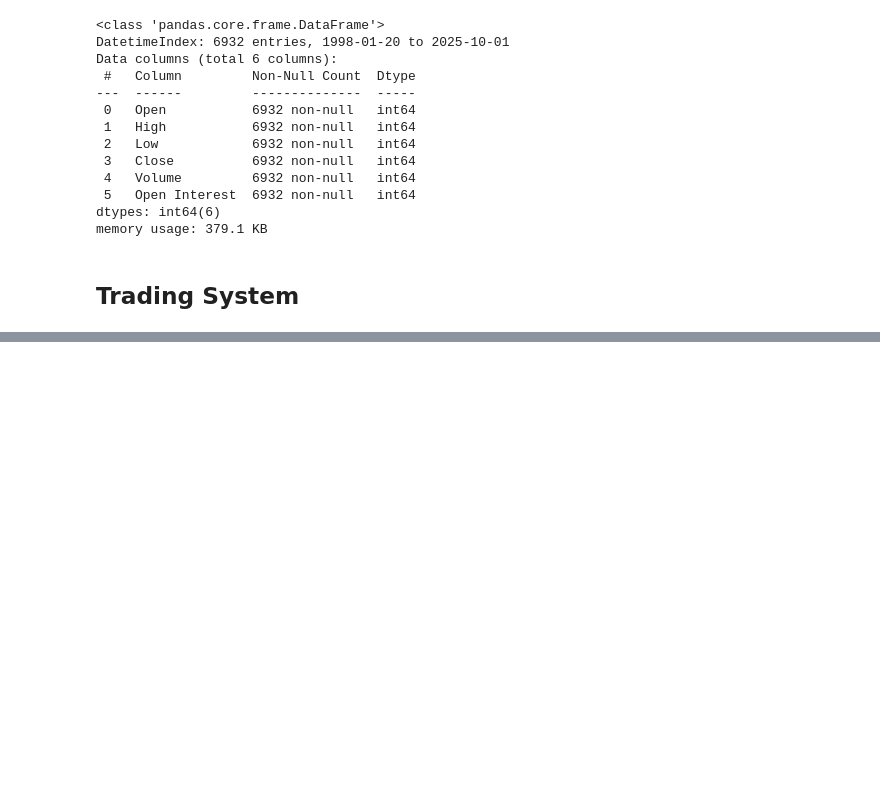
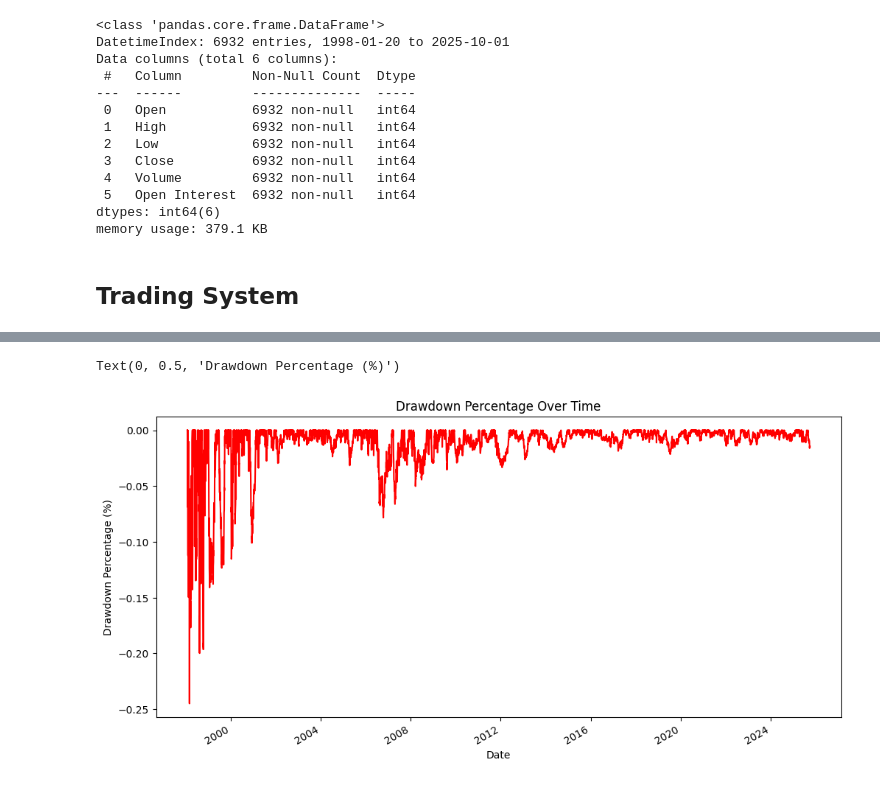
Before and after one commit to mgmytrasiewicz/trading-strategy-simulator, a Jupyter notebook: fw20.ipynb, the cells around one changed output, grey strips where cells are left out. Saved outputs shown, nothing was run; the diff lists cells and outputs as text; code cells hidden in the pictures; blank space fills up the shorter version.

```diff
--- a/fw20.ipynb
+++ b/fw20.ipynb
@@ -252,0 +272,6 @@ Text(0, 0.5, 'Cumulative PnL')
+# %%
+df['Drawdown_Pct'].plot(title='Drawdown Percentage Over Time', figsize=(12, 6), color='red')
+plt.ylabel('Drawdown Percentage (%)')
+# %% [output]
+Text(0, 0.5, 'Drawdown Percentage (%)')
+[figure, added]
```
Also changed, not shown: parts of 14 cells of this notebook.
